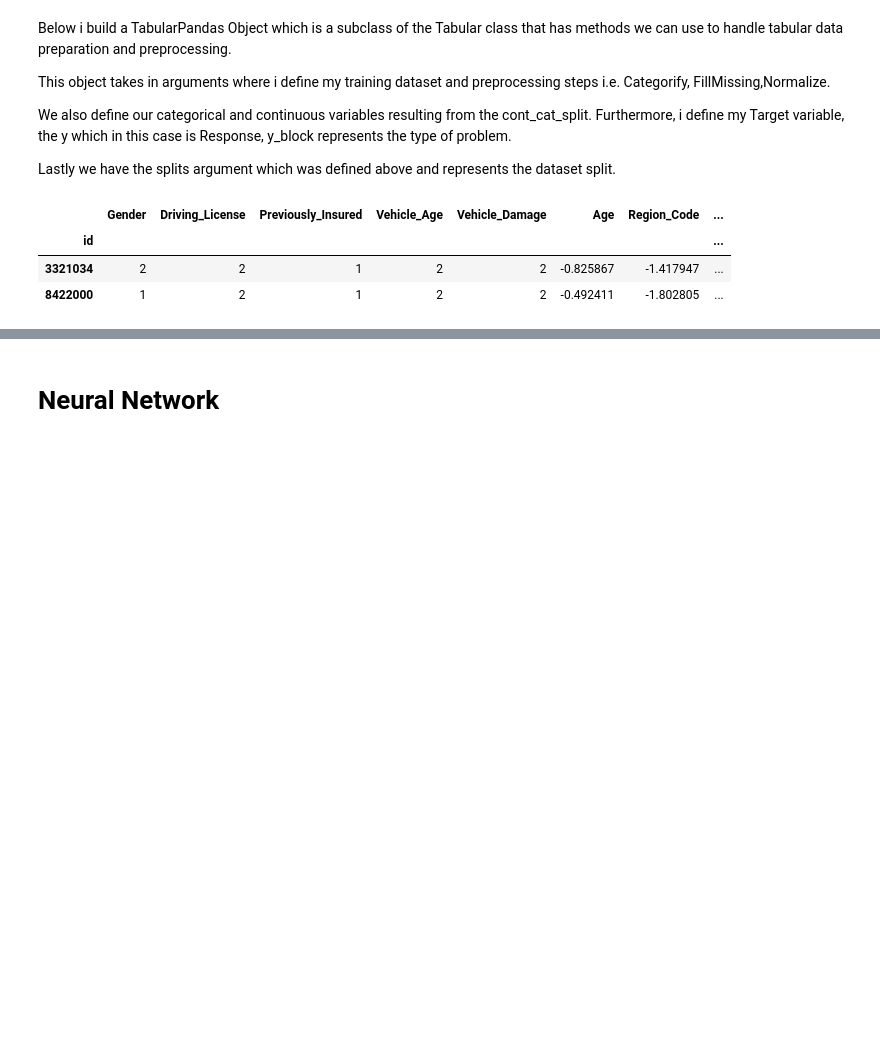
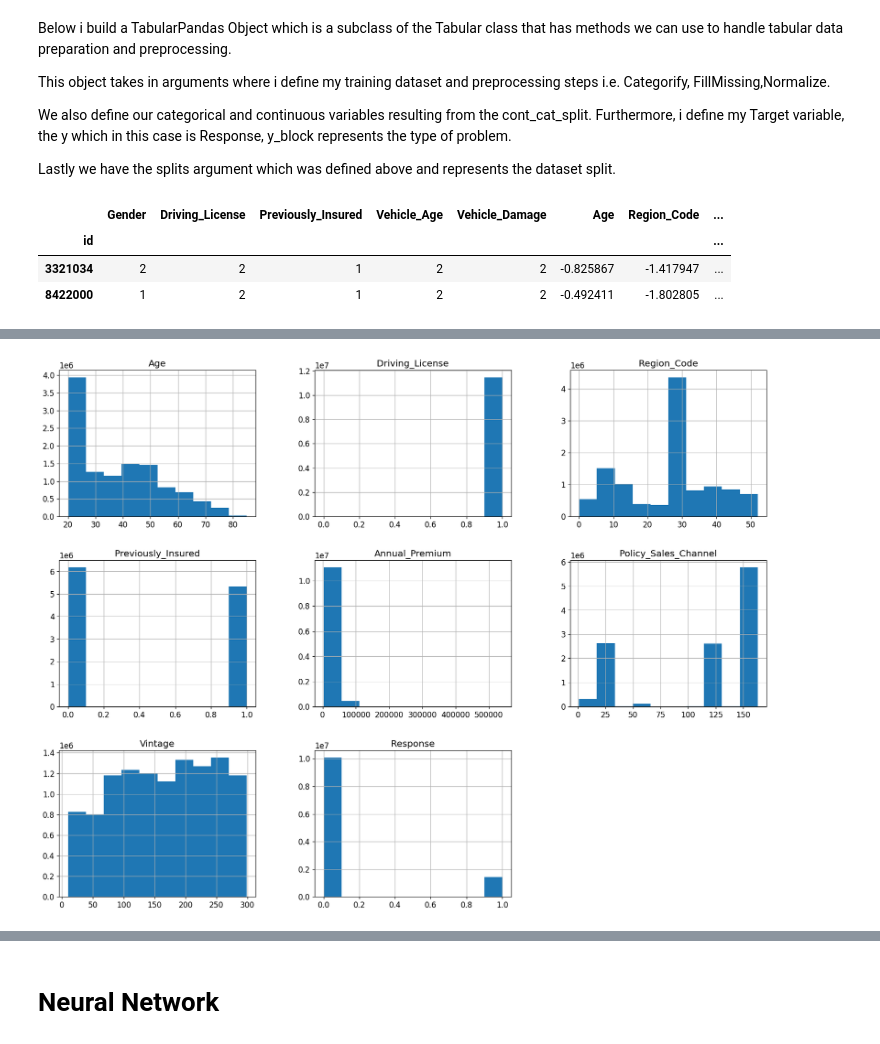
Before and after one commit to rubanzasilva/insurance_cross_selling, a Jupyter notebook: fastai_neural_network_gradient_boosting.ipynb, the cells around one changed output, grey strips where cells are left out. Cells and saved outputs as stored; diff of their text form; code cells hidden in the pictures; blank space fills up the shorter version.

```diff
--- a/fastai_neural_network_gradient_boosting.ipynb
+++ b/fastai_neural_network_gradient_boosting.ipynb
@@ -243,0 +362,4 @@ dls.show_batch()
+# %%
+train_df.hist(figsize=(20,15));
+# %% [output]
+[figure, added]
```
Also changed, not shown: parts of 58 cells of this notebook.
